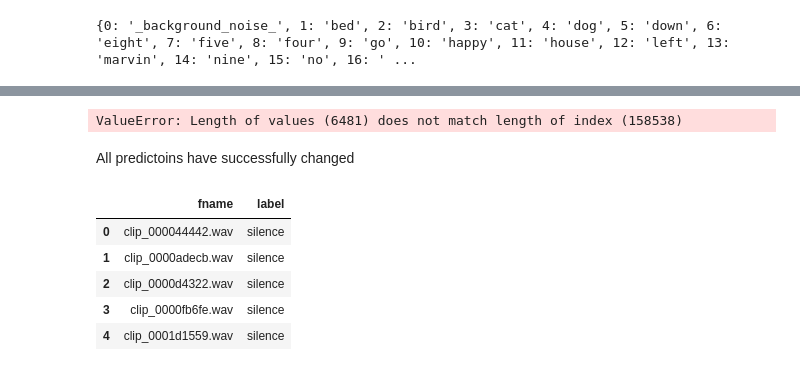
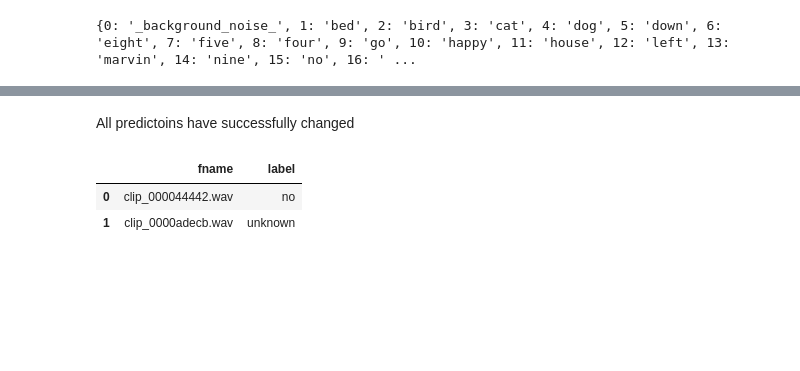
Before and after one commit to Alex1iv/speech_classification, a Jupyter notebook: notebooks/simple_audio.ipynb, the cells around one changed output, grey strips where cells are left out. Saved outputs shown, nothing was run; the diff lists cells and outputs as text; code cells hidden in the pictures; blank space fills up the shorter version.

```diff
--- a/notebooks/simple_audio.ipynb
+++ b/notebooks/simple_audio.ipynb
@@ -437,13 +454,13 @@ model.compile(
     metrics=['accuracy']
 )
 
-EPOCHS = 20
+EPOCHS = 50
 history = model.fit(
     train_spectrogram_ds,
     validation_data = val_spectrogram_ds,
      #x=X_train, y=y_train, #validation_data=(X_valid, y_valid),
     epochs=EPOCHS,
-    callbacks=callbacks(**config.callbacks) #tf.keras.callbacks.EarlyStopping(verbose=1, patience=2), #path_models=path_models,
+    callbacks=callbacks(path_models=path_models, **config.callbacks) #tf.keras.callbacks.EarlyStopping(verbose=1, patience=2), #
 )
 clear_output(wait=False)
 
@@ -507,0 +528,3 @@ _________________________________________________________________
+# %%
+loaded_model = model
+loaded_model.evaluate(test_spectrogram_ds, return_dict=True)
@@ -551,6 +577,7 @@ test_df = tf.keras.utils.audio_dataset_from_directory(
     directory=config.data_dir + 'test/',
     labels=None, # no labels are specified
     batch_size=64,
+    shuffle=False, #avoid shuffling
     output_sequence_length=16000, # clip duration
     seed=random_seed,  #subset='both', #validation_split=0.2
 )
@@ -624,6 +650,6 @@ def replacement_func(val, replacement_dict:dict):
 replacement_func = np.vectorize(replacement_func)
 
 # convert to NumPy
-y_pred = replacement_func(y_true.numpy(), replacement_dict)
-set(y_pred)
+y_pred = replacement_func(y_pred.numpy(), replacement_dict)
+print(set(y_pred))
 # %% [output]
@@ -641,15 +657,9 @@ set(y_pred)
-# %%
-submission['label'] = y_pred
-# %% [output]
-ValueError: Length of values (6481) does not match length of index (158538)
 # %% [markdown]
 All predictoins have successfully changed
 # %%
-submission.head()
+submission['label'] = y_pred
+submission.head(2)
 # %% [output]
 |  | fname | label |
-| 0 | clip_000044442.wav | silence |
-| 1 | clip_0000adecb.wav | silence |
-| 2 | clip_0000d4322.wav | silence |
-| 3 | clip_0000fb6fe.wav | silence |
-| 4 | clip_0001d1559.wav | silence |
+| 0 | clip_000044442.wav | no |
+| 1 | clip_0000adecb.wav | unknown |
```
Also changed, not shown: parts of 54 cells of this notebook.
